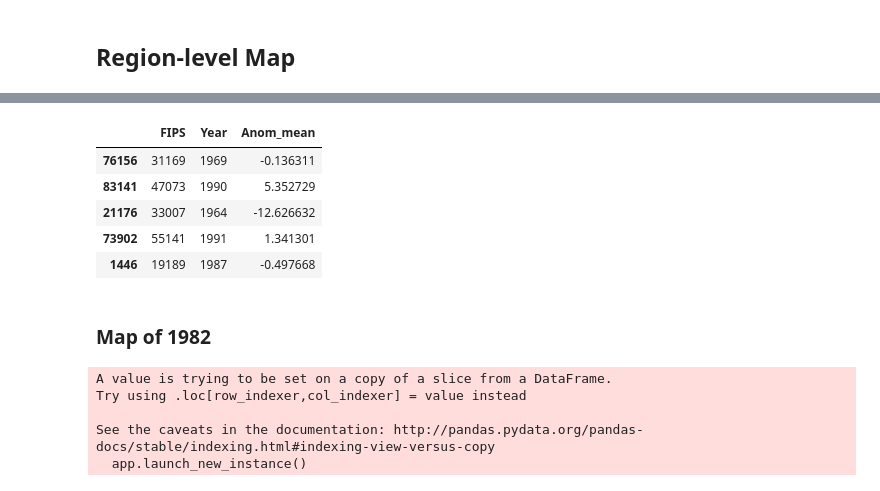
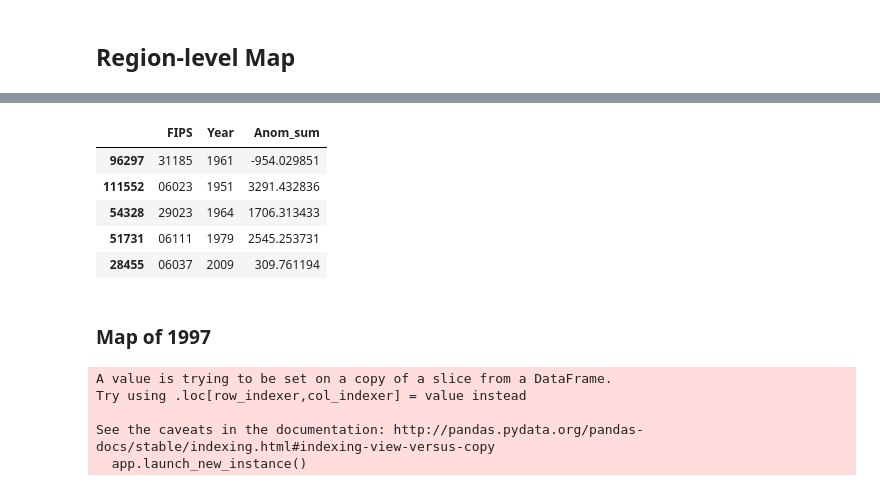
Before and after one commit to chiennifer/Public-DSC291, a Jupyter notebook: hw3/Jason.ipynb, the cells around one changed output, grey strips where cells are left out. Drawn from its saved outputs; the diff is of its cells as text; code cells hidden in the pictures.

```diff
--- a/hw3/Jason.ipynb
+++ b/hw3/Jason.ipynb
@@ -307,7 +307,7 @@ df_ElNinoYears = pd.read_csv(url + '/US_Unemployment_Oct2012.csv')
 state_geo = url + '/us-states.json'
 county_geo = url + '/us_counties_20m_topo.json'
 US_states = list(df_ElNinoYears['State'])
-ElNinoYears = [1951, 1957, 1965, 1968, 1972, 1977, 1982, 1991]
+ElNinoYears = [1951, 1957, 1965, 1968, 1972, 1977, 1982, 1991, 1997]
 
 # Drop non US regions
 pick = [df['state'][i] in US_states for i in df.index]
@@ -353,9 +353,9 @@ m
 # %%
 pick = [df['Year'][i] in ElNinoYears for i in df.index]
 df = df[pick]
-df_ElNinoYears.columns = ['state', 'avg(Anom_mean)']
+df_ElNinoYears.columns = ['state', 'avg(Anom_sum)']
 for i in df_ElNinoYears.index:
-    df_ElNinoYears['avg(Anom_mean)'][i] = df[(df['state']==df_ElNinoYears['state'][i])]['avg(Anom_mean)'].mean()
+    df_ElNinoYears['avg(Anom_sum)'][i] = df[(df['state']==df_ElNinoYears['state'][i])]['avg(Anom_sum)'].mean()
 
 df_ElNinoYears.index = range(len(df_ElNinoYears))
 # %% [output]
@@ -386,7 +387,7 @@ m
 # %% [markdown]
 ## Region-level Map
 # %%
-US_weather_df = US_weather_df.drop('Station', 'elevation','Anom_sum')
+US_weather_df = US_weather_df.drop('Station', 'elevation')
 US_weather_pdf = US_weather_df.toPandas()
 pick = [US_weather_pdf['state'][i] in US_states for i in US_weather_pdf.index]
 US_weather_pdf = US_weather_pdf[pick]
@@ -403,40 +404,40 @@ import urllib
 import branca
 import json
 import requests
 import ssl
 ssl._create_default_https_context = ssl._create_unverified_context
 
 # Get FIPS code with this function
 
 def getFIPS(lat, lon):
     url = urllib.request.urlopen("https://geo.fcc.gov/api/census/area?lat="
                                  + str(lat) + "&lon=" + str(lon) + "&format=json")
     data = json.loads(url.read().decode())
     FIPS = data['results'][0]['county_fips']
     return FIPS
 
 FIPS_dict = dict()
 FIPS = []
 for i in US_weather_pdf.index:
     lat = US_weather_pdf['latitude'][i]
     lon = US_weather_pdf['longitude'][i]
     if (lat, lon) in FIPS_dict:
         FIPS.append(FIPS_dict[(lat, lon)])
     else:
         FIPS_code = getFIPS(lat, lon)
         FIPS.append(FIPS_code)
         FIPS_dict[(lat, lon)] = FIPS_code
 
 US_weather_pdf['FIPS'] = FIPS
-US_weather_pdf = US_weather_pdf[['FIPS','Year','Anom_mean']]
+US_weather_pdf = US_weather_pdf[['FIPS','Year','Anom_sum']]
 US_weather_pdf.sample(5)
 # %% [output]
-|  | FIPS | Year | Anom_mean |
-| 76156 | 31169 | 1969 | -0.136311 |
-| 83141 | 47073 | 1990 | 5.352729 |
-| 21176 | 33007 | 1964 | -12.626632 |
-| 73902 | 55141 | 1991 | 1.341301 |
-| 1446 | 19189 | 1987 | -0.497668 |
+|  | FIPS | Year | Anom_sum |
+| 96297 | 31185 | 1961 | -954.029851 |
+| 111552 | 06023 | 1951 | 3291.432836 |
+| 54328 | 29023 | 1964 | 1706.313433 |
+| 51731 | 06111 | 1979 | 2545.253731 |
+| 28455 | 06037 | 2009 | 309.761194 |
 # %% [markdown]
-### Map of 1982
+### Map of 1997
 # %%
```
Also changed, not shown: parts of 12 cells of this notebook, 6 other files.
